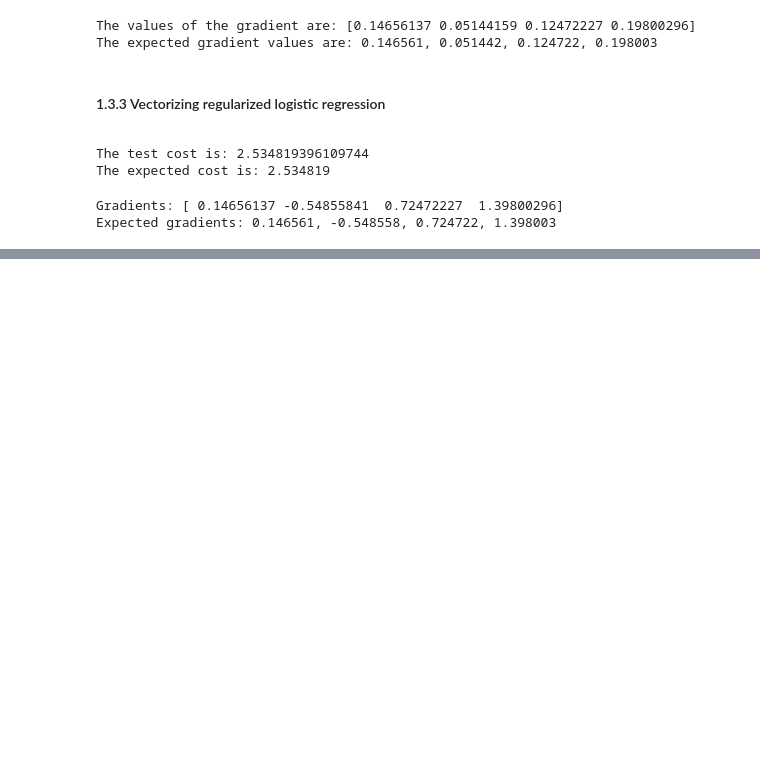
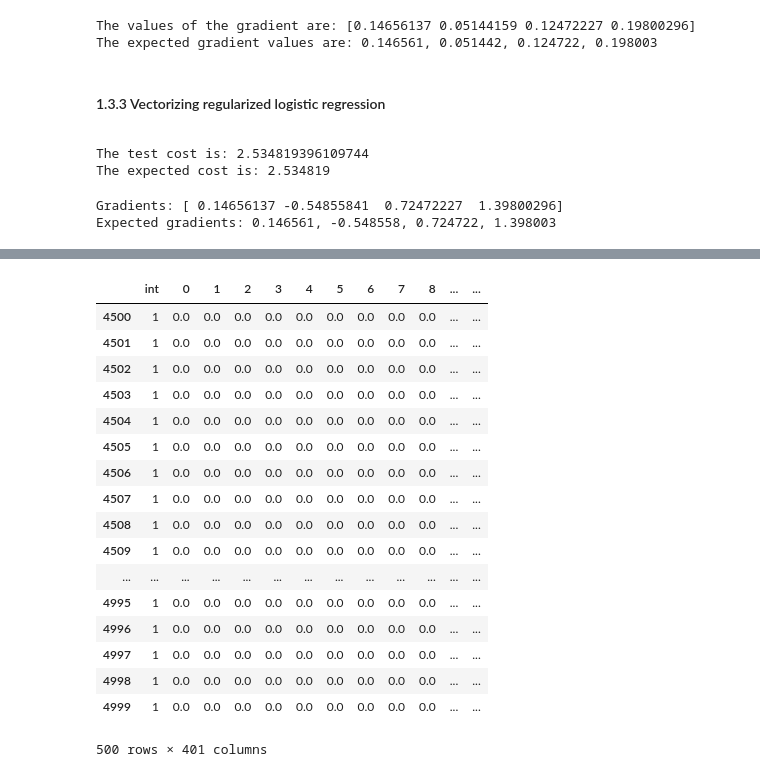
Before and after one commit to vrategov/Machine-Learning, a Jupyter notebook: Week 4/Ex3.ipynb, the cells around one changed output, grey strips where cells are left out. Drawn from its saved outputs; the diff is of its cells as text; code cells hidden in the pictures; blank space fills up the shorter version.

```diff
--- a/Week 4/Ex3.ipynb
+++ b/Week 4/Ex3.ipynb
@@ -189,0 +248,21 @@ Expected gradients: 0.146561, -0.548558, 0.724722, 1.398003
+# %%
+df.loc[df['digit'] == 9].drop("digit", axis = 1)
+# %% [output]
+|  | int | 0 | 1 | 2 | 3 | 4 | 5 | 6 | 7 | 8 | ... | ... |
+| 4500 | 1 | 0.0 | 0.0 | 0.0 | 0.0 | 0.0 | 0.0 | 0.0 | 0.0 | 0.0 | ... | ... |
+| 4501 | 1 | 0.0 | 0.0 | 0.0 | 0.0 | 0.0 | 0.0 | 0.0 | 0.0 | 0.0 | ... | ... |
+| 4502 | 1 | 0.0 | 0.0 | 0.0 | 0.0 | 0.0 | 0.0 | 0.0 | 0.0 | 0.0 | ... | ... |
+| 4503 | 1 | 0.0 | 0.0 | 0.0 | 0.0 | 0.0 | 0.0 | 0.0 | 0.0 | 0.0 | ... | ... |
+| 4504 | 1 | 0.0 | 0.0 | 0.0 | 0.0 | 0.0 | 0.0 | 0.0 | 0.0 | 0.0 | ... | ... |
+| 4505 | 1 | 0.0 | 0.0 | 0.0 | 0.0 | 0.0 | 0.0 | 0.0 | 0.0 | 0.0 | ... | ... |
+| 4506 | 1 | 0.0 | 0.0 | 0.0 | 0.0 | 0.0 | 0.0 | 0.0 | 0.0 | 0.0 | ... | ... |
+| 4507 | 1 | 0.0 | 0.0 | 0.0 | 0.0 | 0.0 | 0.0 | 0.0 | 0.0 | 0.0 | ... | ... |
+| 4508 | 1 | 0.0 | 0.0 | 0.0 | 0.0 | 0.0 | 0.0 | 0.0 | 0.0 | 0.0 | ... | ... |
+| 4509 | 1 | 0.0 | 0.0 | 0.0 | 0.0 | 0.0 | 0.0 | 0.0 | 0.0 | 0.0 | ... | ... |
+| ... | ... | ... | ... | ... | ... | ... | ... | ... | ... | ... | ... | ... |
+| 4995 | 1 | 0.0 | 0.0 | 0.0 | 0.0 | 0.0 | 0.0 | 0.0 | 0.0 | 0.0 | ... | ... |
+| 4996 | 1 | 0.0 | 0.0 | 0.0 | 0.0 | 0.0 | 0.0 | 0.0 | 0.0 | 0.0 | ... | ... |
+| 4997 | 1 | 0.0 | 0.0 | 0.0 | 0.0 | 0.0 | 0.0 | 0.0 | 0.0 | 0.0 | ... | ... |
+| 4998 | 1 | 0.0 | 0.0 | 0.0 | 0.0 | 0.0 | 0.0 | 0.0 | 0.0 | 0.0 | ... | ... |
+| 4999 | 1 | 0.0 | 0.0 | 0.0 | 0.0 | 0.0 | 0.0 | 0.0 | 0.0 | 0.0 | ... | ... |
+500 rows × 401 columns
```
Also changed, not shown: parts of 12 cells of this notebook.
